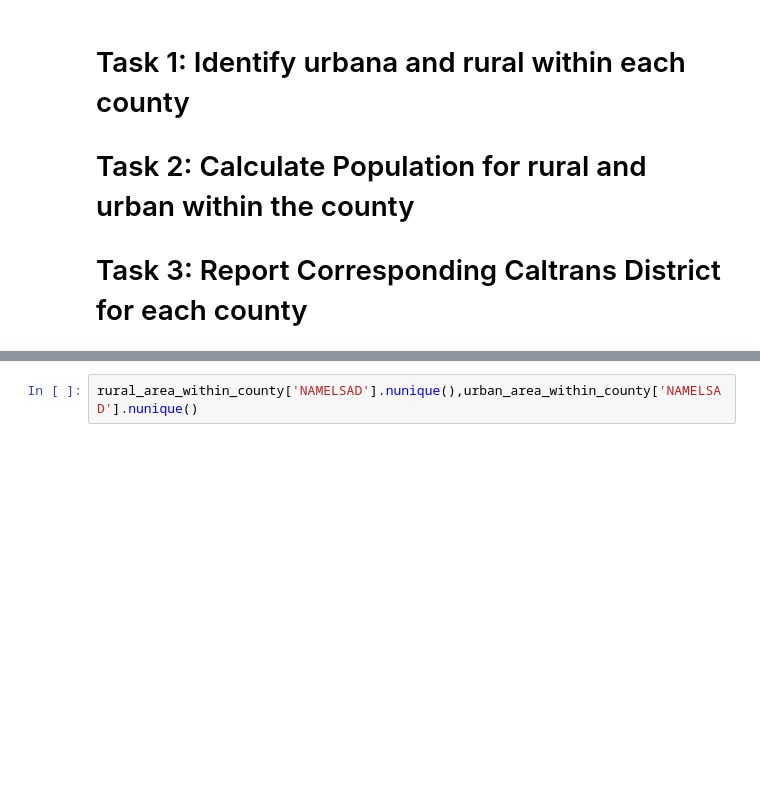
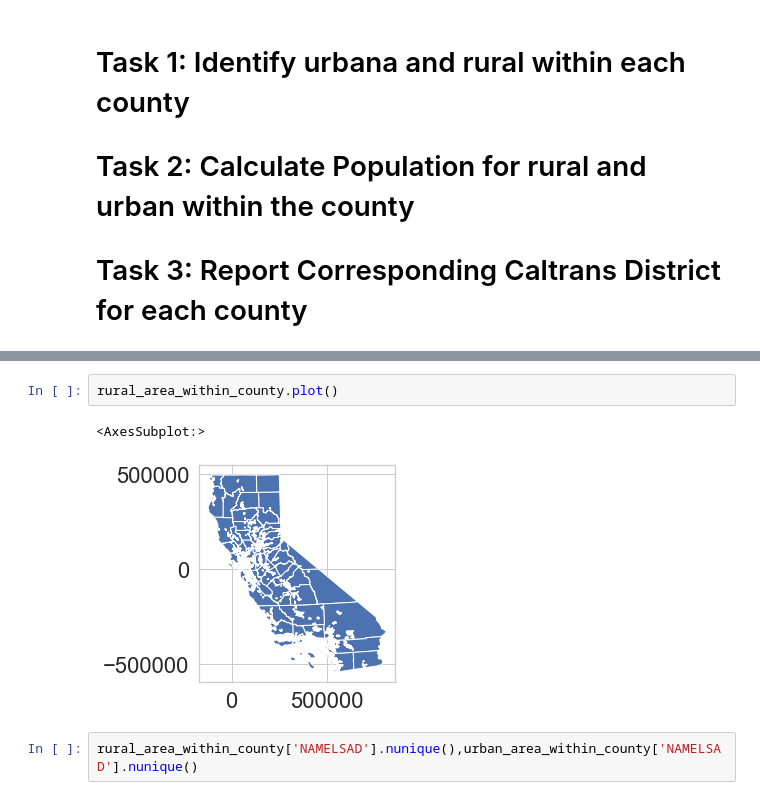
Before and after one commit to mintu07ruet/CA_population-by-rural-urban, a Jupyter notebook: Population generation for rural Vs Urban.ipynb, the cells around one changed output, grey strips where cells are left out. Drawn from its saved outputs; the diff is of its cells as text; blank space fills up the shorter version.

```diff
--- a/Population generation for rural Vs Urban.ipynb
+++ b/Population generation for rural Vs Urban.ipynb
@@ -63,6 +68,11 @@ rural_area_within_county.head()
 | 2 | 06 | 083 | 00277306 | 06083 | Santa Barbara | Santa Barbara County | 06 | H1 | G4020 | None | 42200 | ... |
 | 3 | 06 | 009 | 01675885 | 06009 | Calaveras | Calaveras County | 06 | H1 | G4020 | None | None | ... |
 | 4 | 06 | 111 | 00277320 | 06111 | Ventura | Ventura County | 06 | H1 | G4020 | 348 | 37100 | ... |
+# %%
+rural_area_within_county.plot()
+# %% [output]
+<AxesSubplot:>
+[figure, added]
 # %%
 rural_area_within_county['NAMELSAD'].nunique(),urban_area_within_county['NAMELSAD'].nunique()
 # %% [output]
```
Also changed, not shown: parts of 20 cells of this notebook.
